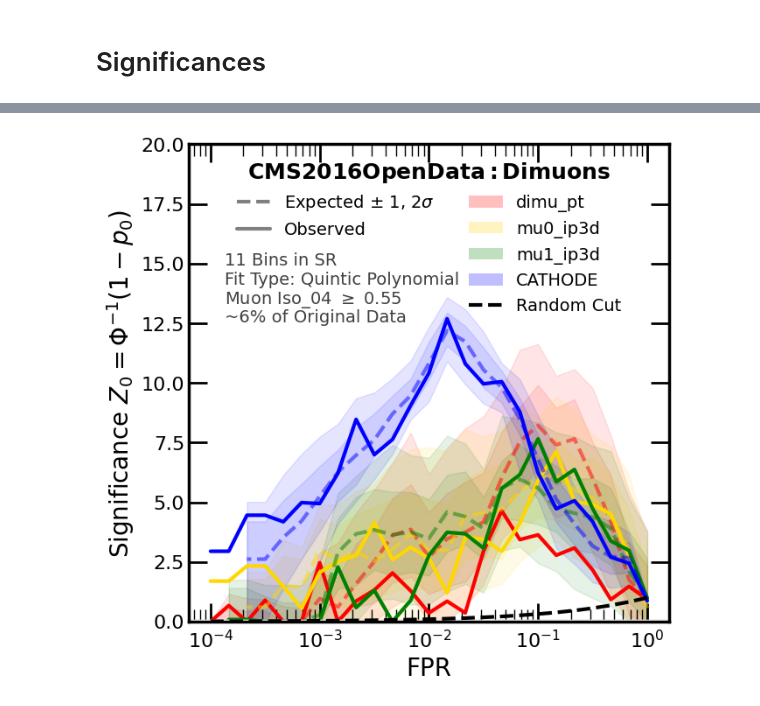
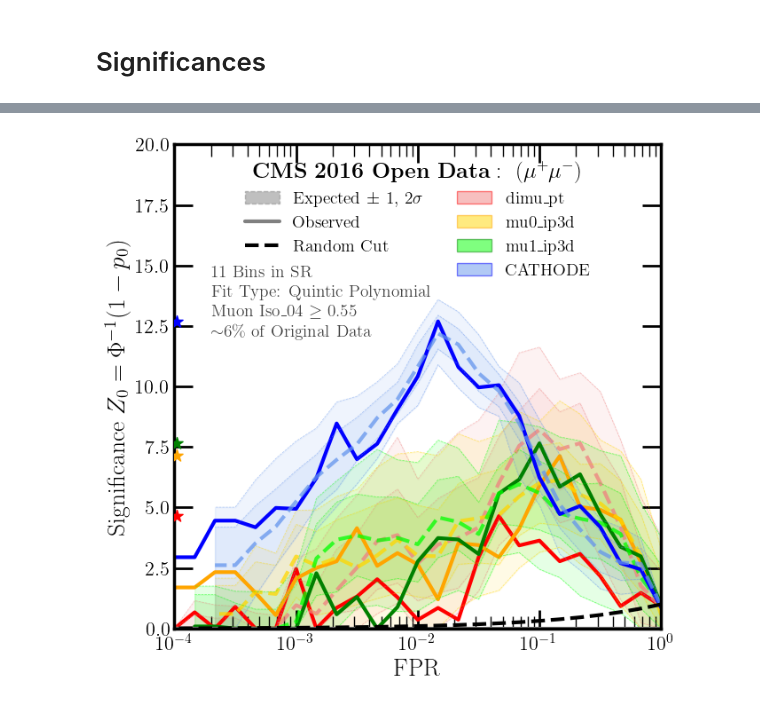
Before and after one commit to hep-lbdl/dimuonAD, a Jupyter notebook: 09_render.ipynb, the cells around one changed output, grey strips where cells are left out. Saved outputs shown, nothing was run; the diff lists cells and outputs as text; code cells hidden in the pictures.

Commit message:
slightly better plots

```diff
--- a/09_render.ipynb
+++ b/09_render.ipynb
@@ -190,17 +209,17 @@ def plot_histograms_with_fits(save_data, SB_left, SR_left, SR_right, SB_right, t
 # Plot the CATHODE
 with open(f"{plot_data_dir}{data_prefix}_histogram_data_{fit_type}_{num_bins_SR}.pickle", "rb") as file:
     hist_data = pickle.load(file)
-plot_histograms_with_fits(hist_data, SB_left, SR_left, SR_right, SB_right, title = r"$\bf{ 2016\, CMS\, Open\, Data\,(\mu^+\mu^-)}:\,\tt{CATHODE}$", upsilon_lines = True)
+plot_histograms_with_fits(hist_data, SB_left, SR_left, SR_right, SB_right, title = r"$\bf{ 2016\,\, CMS\,\, Open\,\, Data\,\,(\mu^+\mu^-)}:\,\,\tt{CATHODE}$", upsilon_lines = True)
 
-# Plot the Same Sign CATHODE
-with open(f"{plot_data_dir}{data_prefix}_histogram_data_alt_{fit_type}_{num_bins_SR}.pickle", "rb") as file:
-    hist_data_alt = pickle.load(file)
-plot_histograms_with_fits(hist_data_alt, SB_left, SR_left, SR_right, SB_right, title = r"$\bf{ 2016\, CMS\, Open\, Data\,(Same Sign)}:\,\tt{CATHODE}$", upsilon_lines = True)
+# # Plot the Same Sign CATHODE
+# with open(f"{plot_data_dir}{data_prefix}_histogram_data_alt_{fit_type}_{num_bins_SR}.pickle", "rb") as file:
+#     hist_data_alt = pickle.load(file)
+# plot_histograms_with_fits(hist_data_alt, SB_left, SR_left, SR_right, SB_right, title = r"$\bf{ 2016\,\, CMS\,\, Open\,\, Data\,\,(Same Sign)}:\,\,\tt{CATHODE}$", upsilon_lines = True)
 
-# Plot the individual features
-for feature in feature_set:
-    with open(f"{plot_data_dir}{data_prefix}_feature_cut_data_{feature}_{fit_type}_{num_bins_SR}.pickle", "rb") as file:
-        hist_data = pickle.load(file)
+# # Plot the individual features
+# for feature in feature_set:
+#     with open(f"{plot_data_dir}{data_prefix}_feature_cut_data_{feature}_{fit_type}_{num_bins_SR}.pickle", "rb") as file:
+#         hist_data = pickle.load(file)
 
-    plot_histograms_with_fits(hist_data, SB_left, SR_left, SR_right, SB_right, title = r"$\bf{ 2016\, CMS\, Open\, Data\,(\mu^+\mu^-)}$: " + feature, upsilon_lines = True)
+#     plot_histograms_with_fits(hist_data, SB_left, SR_left, SR_right, SB_right, title = r"$\bf{ 2016\,\, CMS\,\, Open\,\, Data\,\,(\mu^+\mu^-)}$: " + feature, upsilon_lines = True)
 # %% [output]
@@ -223,6 +238,8 @@ for feature in feature_set:
 with open(f"{plot_data_dir}{data_prefix}_significances_{fit_type}_{num_bins_SR}.pickle", "rb") as file:
     feature_sigs["CATHODE"] = pickle.load(file)
 # %%
+import matplotlib.patches as mpatches
+
 def get_median_percentiles(x_array):
 
     x_median = np.median(x_array, axis = 1)
@@ -236,39 +253,67 @@ def get_median_percentiles(x_array):
 
 
 # FPR Variant of SIC
-fig, ax = newplot("full", use_tex = latex_flag)
-colors = ["red", "gold", "green", "blue"]
+fig, ax = newplot("full")
+
+primary_colors = ["red", "orange", "green", "blue"]
+colors = ["lightcoral", "gold", "lime", "cornflowerblue"]
 for (i, key) in enumerate(feature_sigs.keys()):
 
 
     SIG_median, SIG_lower, SIG_upper, SIG_2lower, SIG_2upper = get_median_percentiles(feature_sigs[key][:,1:])
     SIG_observed = feature_sigs[key][:,0]
 
-    ax.plot(fpr_thresholds_finegrained, SIG_observed, color = colors[i])
+    ax.plot(fpr_thresholds_finegrained, SIG_observed, color = primary_colors[i])
 
-    ax.plot(fpr_thresholds_finegrained, SIG_median, color = colors[i], linestyle = "dashed", alpha = 0.5)
+    ax.plot(fpr_thresholds_finegrained, SIG_median, color = colors[i], linestyle = "dashed", alpha = 0.75)
     ax.fill_between(fpr_thresholds_finegrained, SIG_lower, SIG_upper, alpha = 0.1, color = colors[i])
     ax.fill_between(fpr_thresholds_finegrained, SIG_2lower, SIG_2upper, alpha = 0.1, color = colors[i])
 
+    # plot the boundaries with a thin line
+    ax.plot(fpr_thresholds_finegrained, SIG_lower, color = colors[i], linestyle = "dashed", alpha = 0.5, lw = 0.5)
+    ax.plot(fpr_thresholds_finegrained, SIG_upper, color = colors[i], linestyle = "dashed", alpha = 0.5, lw = 0.5)
+
+    ax.plot(fpr_thresholds_finegrained, SIG_2lower, color = colors[i], linestyle = "dashed", alpha = 0.5, lw = 0.5)
+    ax.plot(fpr_thresholds_finegrained, SIG_2upper, color = colors[i], linestyle = "dashed", alpha = 0.5, lw = 0.5)
+
+    # Plot the maximum observed significance
+    max_observed = np.nanmax(SIG_observed)
+    plt.scatter(1e-4*1.05, max_observed, color = primary_colors[i], zorder = 1000, marker="*", s = 100)
+    print(f"{key}: {max_observed}")
+
+
+
 # Artificially make a legend
-plt.axhline(0, color = "Grey", linestyle = "--", label = "Expected $\pm$ 1, 2$\sigma$")
-plt.axhline(0, color = "Grey", label = "Observed")
+legend_items = []
+l = plt.axhline(0, color = "Grey", label = "Observed")
+
+legend_item = mpatches.Patch(label="Expected $\pm$ 1, 2$\sigma$", edgecolor="Grey", facecolor="Grey", linestyle = "--", alpha = 0.5)
+legend_items.append(legend_item)
+legend_items.append(l)
+
+lp = ax.plot(fpr_thresholds_finegrained, fpr_thresholds_finegrained/np.sqrt(fpr_thresholds_finegrained), linestyle = "dashed", color = "black", label = "Random Cut")
+legend_items.append(lp[0])
 
 # add dummy white space to legend so that column 1 has the same height as column 2
 num_features = len(feature_sigs.keys())
-for i in range(num_features):
-    plt.axhline(0, color = "white", label = " ")
+for i in range(num_features - 3):
+    # plt.axhline(0, color = "white", label = " ")
+    legend_item = mpatches.Patch(label=" ", edgecolor="white", facecolor="white")
+    legend_items.append(legend_item)
 
 
 # Add the keys in a seperate column with filled color
+# legend item is a rectangle with the color of the line
 for (i, key) in enumerate(feature_sigs.keys()):
-    ax.hist([-1], color = colors[i], alpha = 0.25, label = key, histtype = "stepfilled")
+    legend_item = mpatches.Patch(label=key, edgecolor=primary_colors[i], facecolor=colors[i], alpha = 0.5)
+    legend_items.append(legend_item)
+
 
 
 print(feature_sigs["CATHODE"][:,0])
 
 
-ax.plot(fpr_thresholds_finegrained, fpr_thresholds_finegrained/np.sqrt(fpr_thresholds_finegrained), linestyle = "dashed", color = "black", label = "Random Cut")
+
 ax.set_xlabel("FPR")
 ax.set_ylabel("Significance $Z_0 = \Phi^{-1}(1-p_0)$")
 
@@ -276,10 +321,10 @@ ax.set_ylabel("Significance $Z_0 = \Phi^{-1}(1-p_0)$")
 line1 = f"{num_bins_SR -1 } Bins in SR"
 line2 = f"Fit Type: {fit_type.capitalize()} Polynomial"
 line3 = r"Muon Iso_04 $\geq$ 0.55"
-line4 = r"~6% of Original Data"
+line4 = r"$\sim$6\% of Original Data"
 
 starting_x = 0.075
-starting_y = 0.775
+starting_y = 0.75
 delta_y = 0.04
 text_alpha = 0.75
 ax.text(starting_x, starting_y - 0 * delta_y, line1, transform=ax.transAxes, fontsize=14, verticalalignment='top', alpha = text_alpha, zorder = 10)
@@ -288,11 +333,14 @@ ax.text(starting_x, starting_y - 2 * delta_y, line3, transform=ax.transAxes, fon
 ax.text(starting_x, starting_y - 3 * delta_y, line4, transform=ax.transAxes, fontsize=14, verticalalignment='top', alpha = text_alpha, zorder = 10)
 
 
-legend_title = r"$\bf{CMS 2016 Open Data: Dimuons}$"
+legend_title = r"$\bf{CMS\,\, 2016\,\, Open\,\, Data\,\, (\mu^+\mu^-)}$"
+plt.legend(handles=legend_items, loc = "upper center", fontsize = 14, title = legend_title, ncol = 2)
 
-plt.legend(title = legend_title, loc = "upper center", ncol = 2, fontsize = 14)
+
+# plt.legend(title = legend_title, loc = "upper center", ncol = 2, fontsize = 14)
 plt.xscale("log")
 plt.ylim(0.0, 20)
+plt.xlim(1e-4, 1)
 # plt.yscale("log")
 
 # ax.plot(FPR_median, SIC_median, color = "black", label = r"CATHODE")
@@ -315 +367 @@ plt.ylim(0.0, 20)
-[figure, old version]
+[figure, new version]
```
Also changed, not shown: parts of 4 cells of this notebook.
